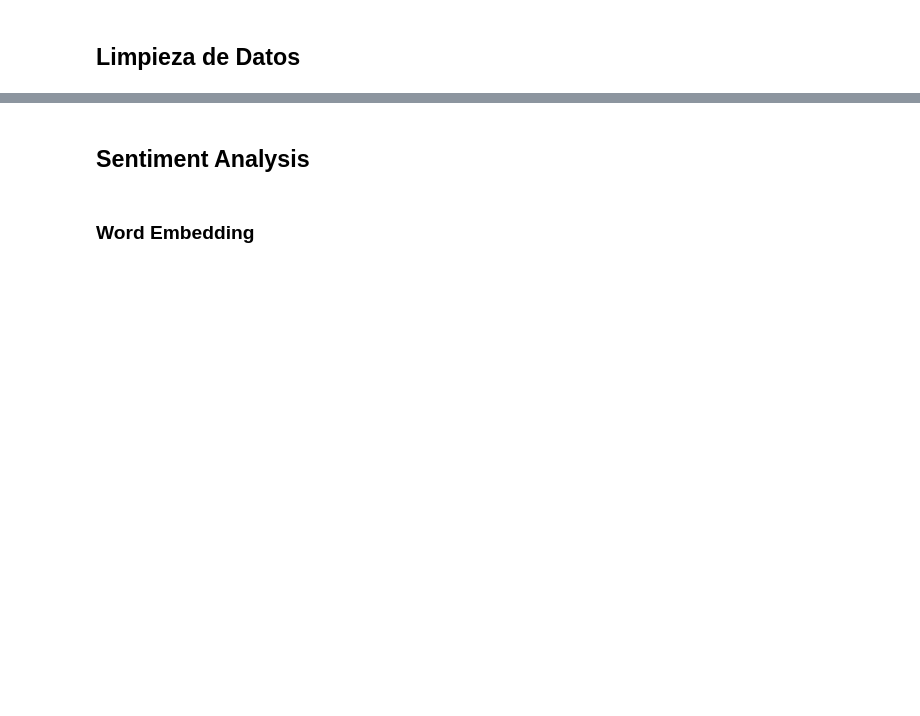
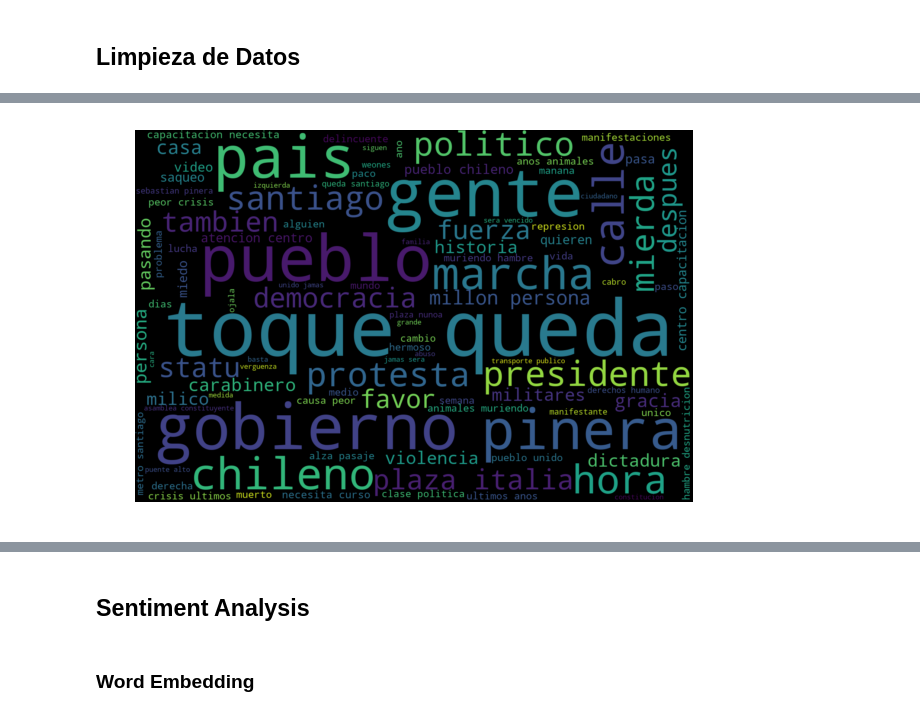
Before and after one commit to jpcastillog/Proyecto-INF-335, a Jupyter notebook: Proyecto_Busqueda_Web.ipynb, the cells around one changed output, grey strips where cells are left out. Saved outputs shown, nothing was run; the diff lists cells and outputs as text; code cells hidden in the pictures; blank space fills up the shorter version.

```diff
--- a/Proyecto_Busqueda_Web.ipynb
+++ b/Proyecto_Busqueda_Web.ipynb
@@ -18,5 +20,4 @@ from nltk import word_tokenize, WordNetLemmatizer
 # %%
 df = pd.read_csv('./temp_files/all_data.csv', encoding='utf-8')
-df.drop(columns=['hashtags', 'geo', 'source'], inplace=True)
-df
+print(f'Cantidad de tweets {df.shape[0]}')
 # %% [output]
@@ -98,0 +135,16 @@ tok = tokenize(tweets)
+# %%
+from os import path
+from PIL import Image
+from wordcloud import WordCloud, STOPWORDS, ImageColorGenerator
+
+WC_height = 1000
+WC_width = 1500
+WC_max_words = 100
+
+#Reemplacen la variable texto_words por sus propias variables
+wordcloud = WordCloud( max_words=WC_max_words, height=WC_height, width=WC_width, background_color="black").generate(str(filtered_sentences).replace("'",""))
+plt.imshow(wordcloud, interpolation='bilinear')
+plt.axis("off")
+plt.show()
+# %% [output]
+[figure, added]
```
Also changed, not shown: parts of 43 cells of this notebook, 1 other file.
